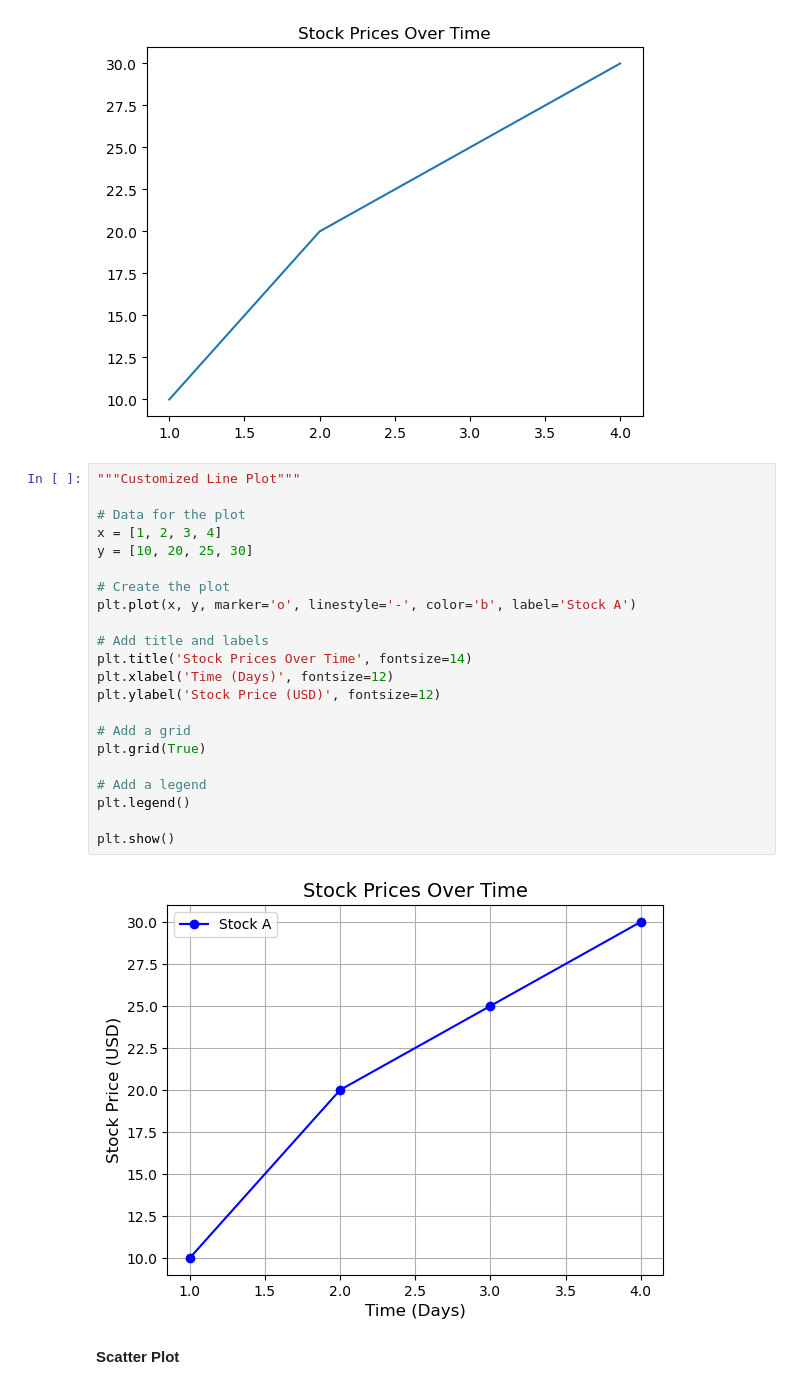
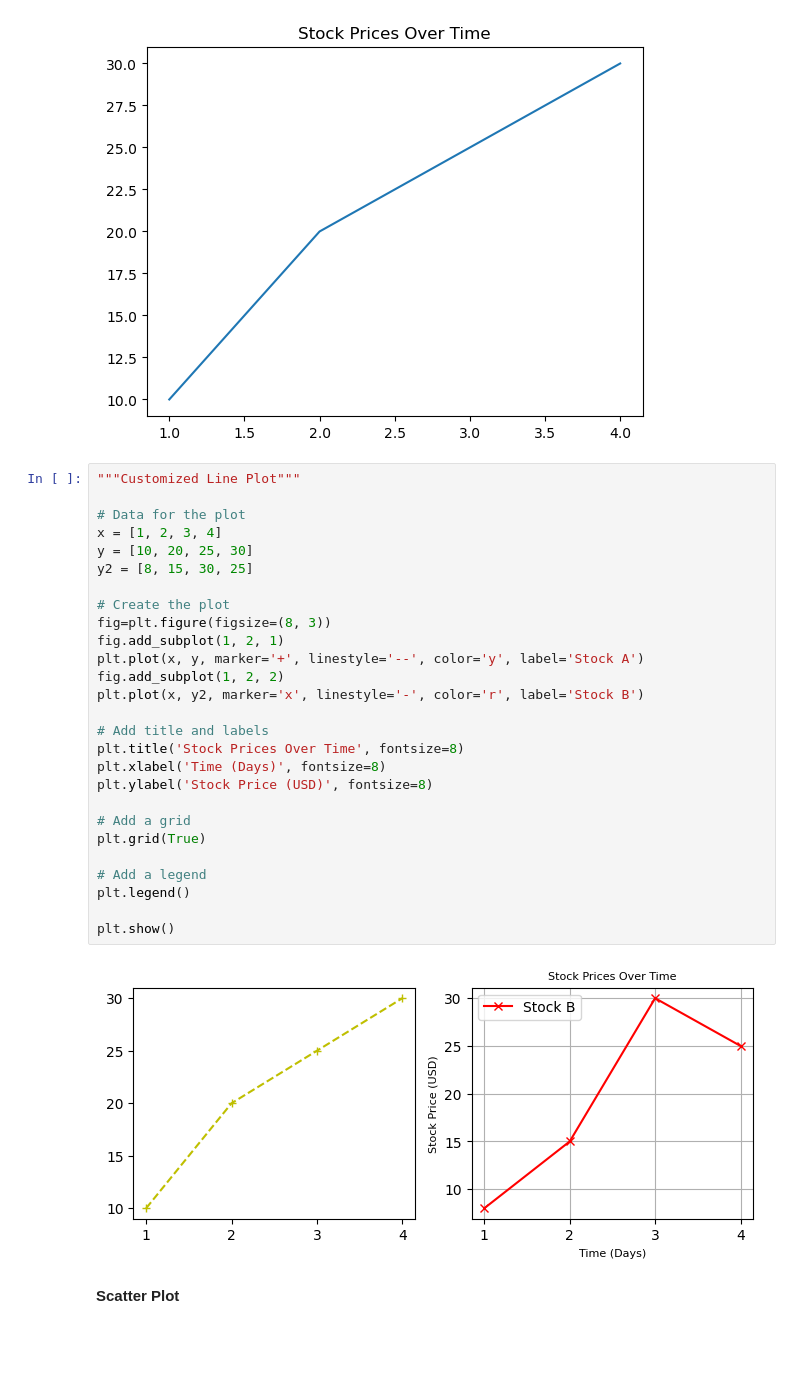
Before and after one commit to ImranNawar/Data-Visualization, a Jupyter notebook: Lecture02/code/lecture02_code.ipynb, the cells around one changed output. Saved outputs shown, nothing was run; the diff lists cells and outputs as text; blank space fills up the shorter version.

```diff
--- a/Lecture02/code/lecture02_code.ipynb
+++ b/Lecture02/code/lecture02_code.ipynb
@@ -102,27 +104,32 @@ plt.show()
 # %%
 """Customized Line Plot"""
 
 # Data for the plot
 x = [1, 2, 3, 4]
 y = [10, 20, 25, 30]
+y2 = [8, 15, 30, 25]
 
 # Create the plot
-plt.plot(x, y, marker='o', linestyle='-', color='b', label='Stock A')
+fig=plt.figure(figsize=(8, 3))
+fig.add_subplot(1, 2, 1)
+plt.plot(x, y, marker='+', linestyle='--', color='y', label='Stock A')
+fig.add_subplot(1, 2, 2)
+plt.plot(x, y2, marker='x', linestyle='-', color='r', label='Stock B')
 
 # Add title and labels
-plt.title('Stock Prices Over Time', fontsize=14)
-plt.xlabel('Time (Days)', fontsize=12)
-plt.ylabel('Stock Price (USD)', fontsize=12)
+plt.title('Stock Prices Over Time', fontsize=8)
+plt.xlabel('Time (Days)', fontsize=8)
+plt.ylabel('Stock Price (USD)', fontsize=8)
 
 # Add a grid
 plt.grid(True)
 
 # Add a legend
 plt.legend()
 
 plt.show()
 # %% [output]
-[figure, old version]
+[figure, new version]
 # %% [markdown]
 **Scatter Plot**
 # %%
```
Also changed, not shown: parts of 6 cells of this notebook.
